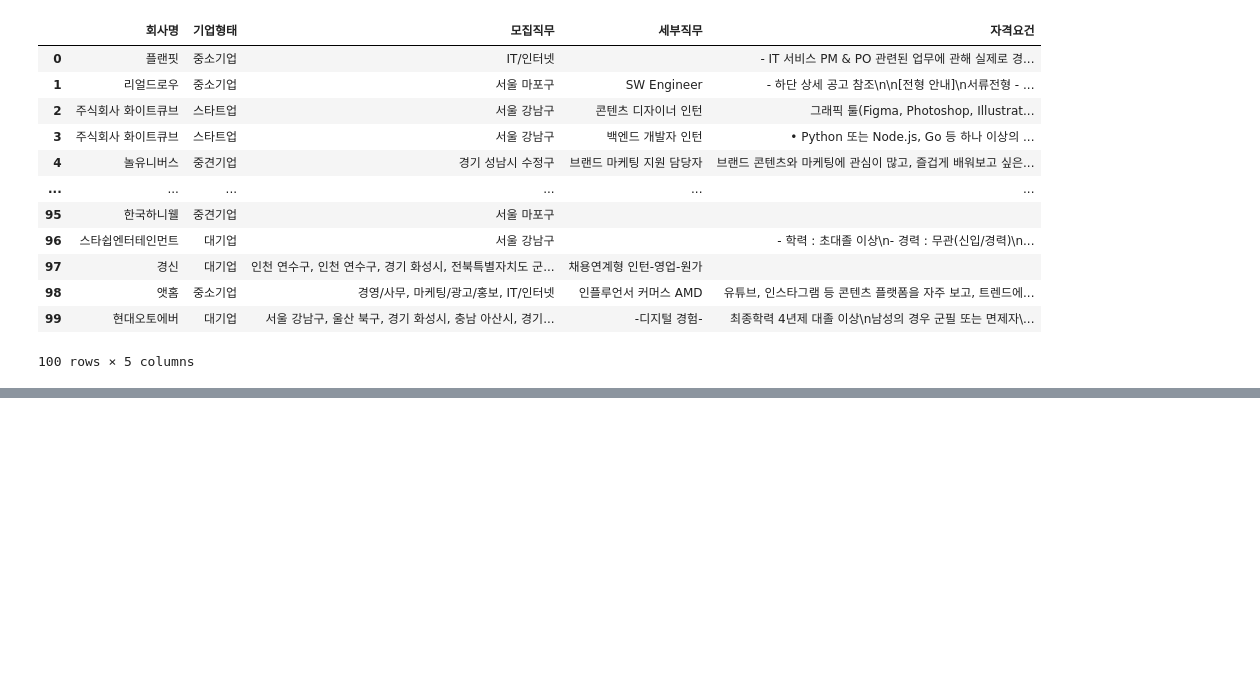
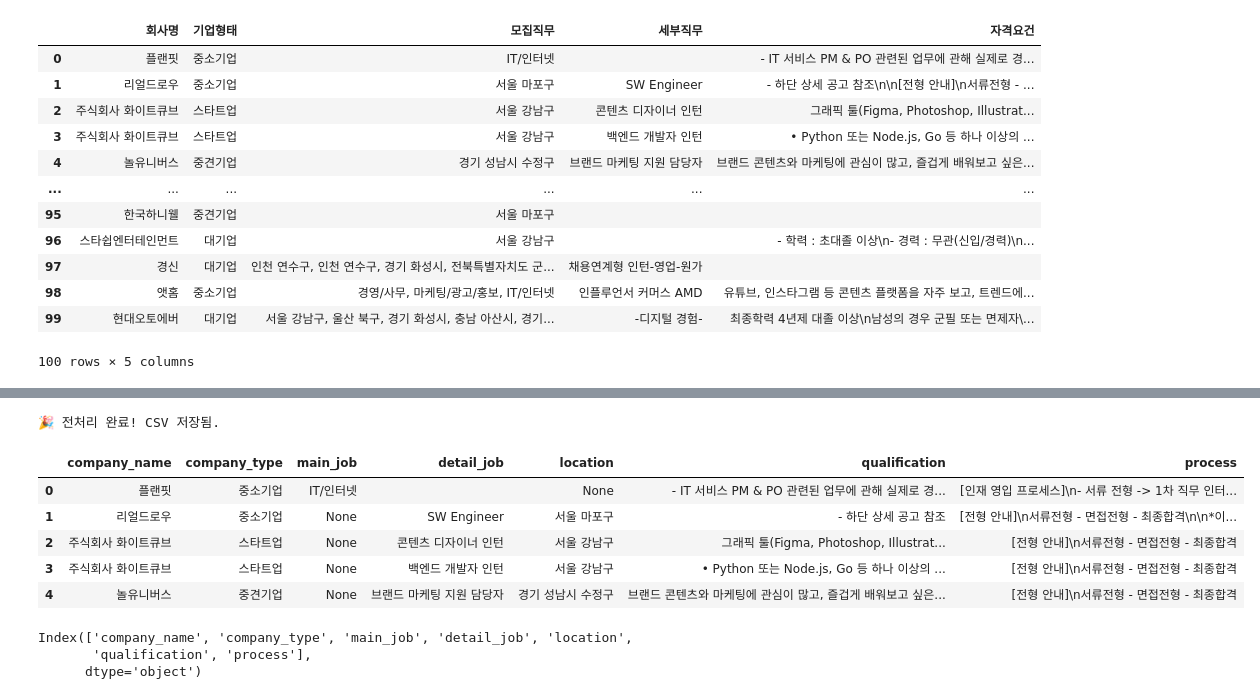
Before and after one commit to khyeonm/2025_Advanced_Programming, a Jupyter notebook: crawling/crawling_demo_linkareer.ipynb, the cells around one changed output, grey strips where cells are left out. Cells and saved outputs as stored; diff of their text form; code cells hidden in the pictures; blank space fills up the shorter version.

```diff
--- a/crawling/crawling_demo_linkareer.ipynb
+++ b/crawling/crawling_demo_linkareer.ipynb
@@ -494,0 +498,2 @@ pd.DataFrame(results)
+# %%
+df = pd.read_csv('C:\고급프로그래밍\linkareer_crawling.csv')
@@ -494,0 +559,20 @@ pd.DataFrame(results)
+# %%
+result_df.to_csv('linkareer_processed.csv', index=False, encoding='utf-8-sig')
+print("🎉 전처리 완료! CSV 저장됨.")
+# %% [output]
+🎉 전처리 완료! CSV 저장됨.
+# %%
+result_df.head()
+# %% [output]
+|  | company_name | company_type | main_job | detail_job | location | qualification | process |
+| 0 | 플랜핏 | 중소기업 | IT/인터넷 |  | None | - IT 서비스 PM & PO 관련된 업무에 관해 실제로 경... | [인재 영입 프로세스]\n- 서류 전형 -> 1차 직무 인터... |
+| 1 | 리얼드로우 | 중소기업 | None | SW Engineer | 서울 마포구 | - 하단 상세 공고 참조 | [전형 안내]\n서류전형 - 면접전형 - 최종합격\n\n*이... |
+| 2 | 주식회사 화이트큐브 | 스타트업 | None | 콘텐츠 디자이너 인턴 | 서울 강남구 | 그래픽 툴(Figma, Photoshop, Illustrat... | [전형 안내]\n서류전형 - 면접전형 - 최종합격 |
+| 3 | 주식회사 화이트큐브 | 스타트업 | None | 백엔드 개발자 인턴 | 서울 강남구 | • Python 또는 Node.js, Go 등 하나 이상의 ... | [전형 안내]\n서류전형 - 면접전형 - 최종합격 |
+| 4 | 놀유니버스 | 중견기업 | None | 브랜드 마케팅 지원 담당자 | 경기 성남시 수정구 | 브랜드 콘텐츠와 마케팅에 관심이 많고, 즐겁게 배워보고 싶은... | [전형 안내]\n서류전형 - 면접전형 - 최종합격 |
+# %%
+result_df.columns
+# %% [output]
+Index(['company_name', 'company_type', 'main_job', 'detail_job', 'location',
+       'qualification', 'process'],
+      dtype='object')
```
Also changed, not shown: parts of 6 cells of this notebook, 4 other files.
